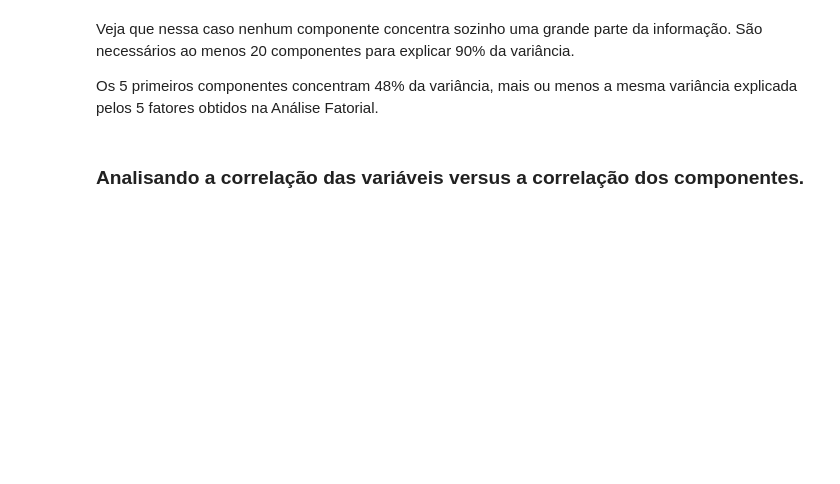
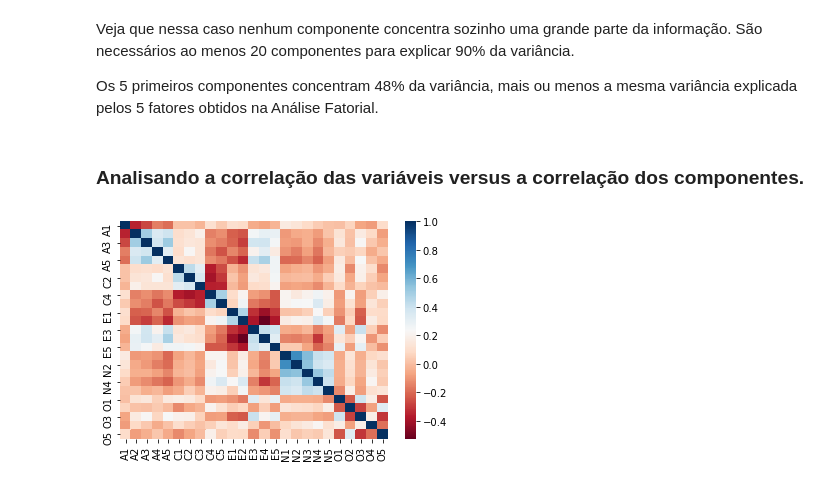
Before and after one commit to ossamum/aulas-mesttra, a Jupyter notebook: 04_feature_engineering/Aula_02-Engenharia_de_atributos-Codigos.ipynb, the cells around one changed output. Cells and saved outputs as stored; diff of their text form; code cells hidden in the pictures; blank space fills up the shorter version.

```diff
--- a/04_feature_engineering/Aula_02-Engenharia_de_atributos-Codigos.ipynb
+++ b/04_feature_engineering/Aula_02-Engenharia_de_atributos-Codigos.ipynb
@@ -386,3 +454,7 @@ Veja que nessa caso nenhum componente concentra sozinho uma grande parte da info
 Os 5 primeiros componentes concentram 48% da variância, mais ou menos a mesma variância explicada pelos 5 fatores obtidos na Análise Fatorial.
 # %% [markdown]
 ### Analisando a correlação das variáveis versus a correlação dos componentes.
+# %%
+sns.heatmap(bfi.corr(), cmap='RdBu');
+# %% [output]
+[figure, added]
```
Also changed, not shown: parts of 39 cells of this notebook.
